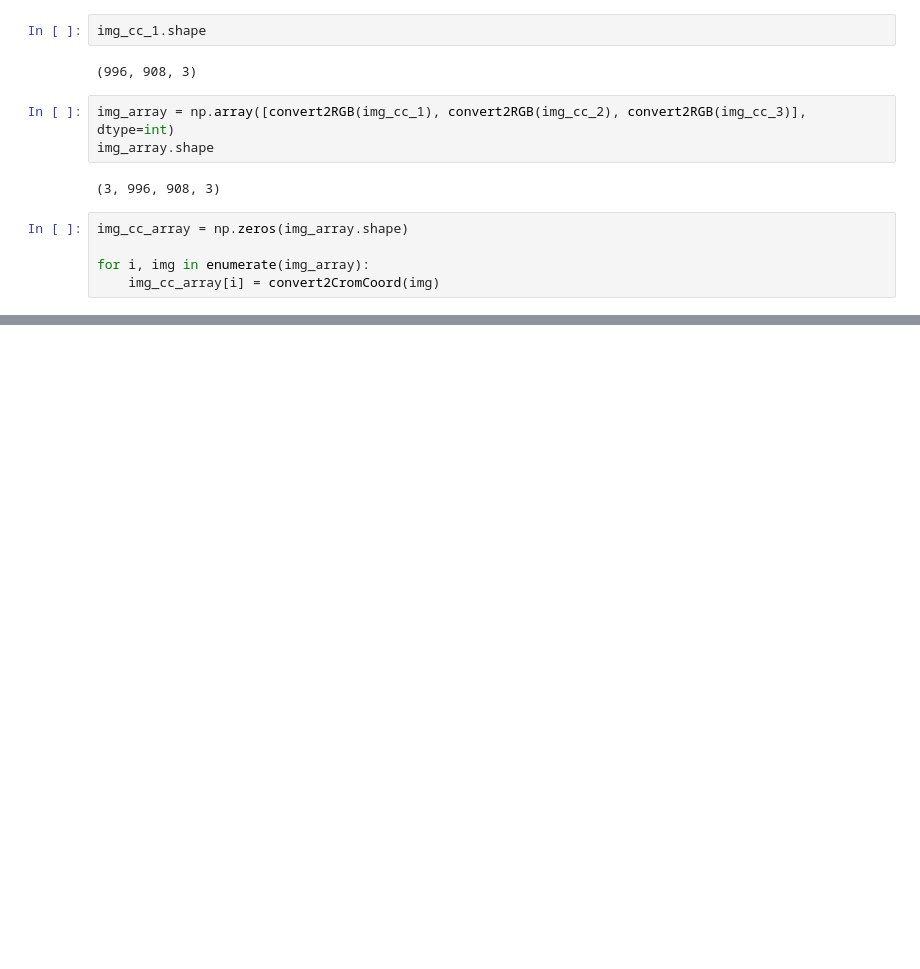
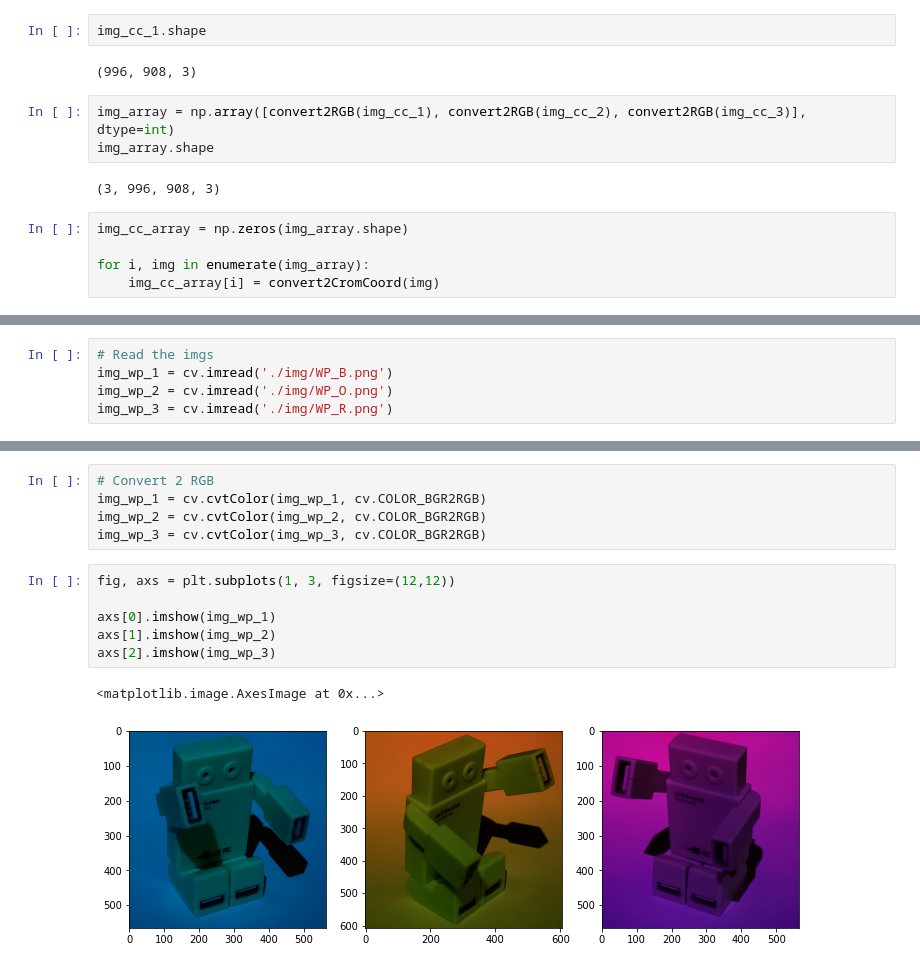
Before and after one commit to AriSalassa/vision-por-computadora, a Jupyter notebook: TP1/main.ipynb, the cells around one changed output, grey strips where cells are left out. Drawn from its saved outputs; the diff is of its cells as text; blank space fills up the shorter version.

```diff
--- a/TP1/main.ipynb
+++ b/TP1/main.ipynb
@@ -74,0 +95,5 @@ fig.show()
+# %%
+# Read the imgs
+img_wp_1 = cv.imread('./img/WP_B.png')
+img_wp_2 = cv.imread('./img/WP_O.png')
+img_wp_3 = cv.imread('./img/WP_R.png')
@@ -74,0 +108,14 @@ fig.show()
+# %%
+# Convert 2 RGB
+img_wp_1 = cv.cvtColor(img_wp_1, cv.COLOR_BGR2RGB)
+img_wp_2 = cv.cvtColor(img_wp_2, cv.COLOR_BGR2RGB)
+img_wp_3 = cv.cvtColor(img_wp_3, cv.COLOR_BGR2RGB)
+# %%
+fig, axs = plt.subplots(1, 3, figsize=(12,12))
+
+axs[0].imshow(img_wp_1)
+axs[1].imshow(img_wp_2)
+axs[2].imshow(img_wp_3)
+# %% [output]
+<matplotlib.image.AxesImage at 0x...>
+[figure, added]
```
Also changed, not shown: parts of 10 cells of this notebook.
